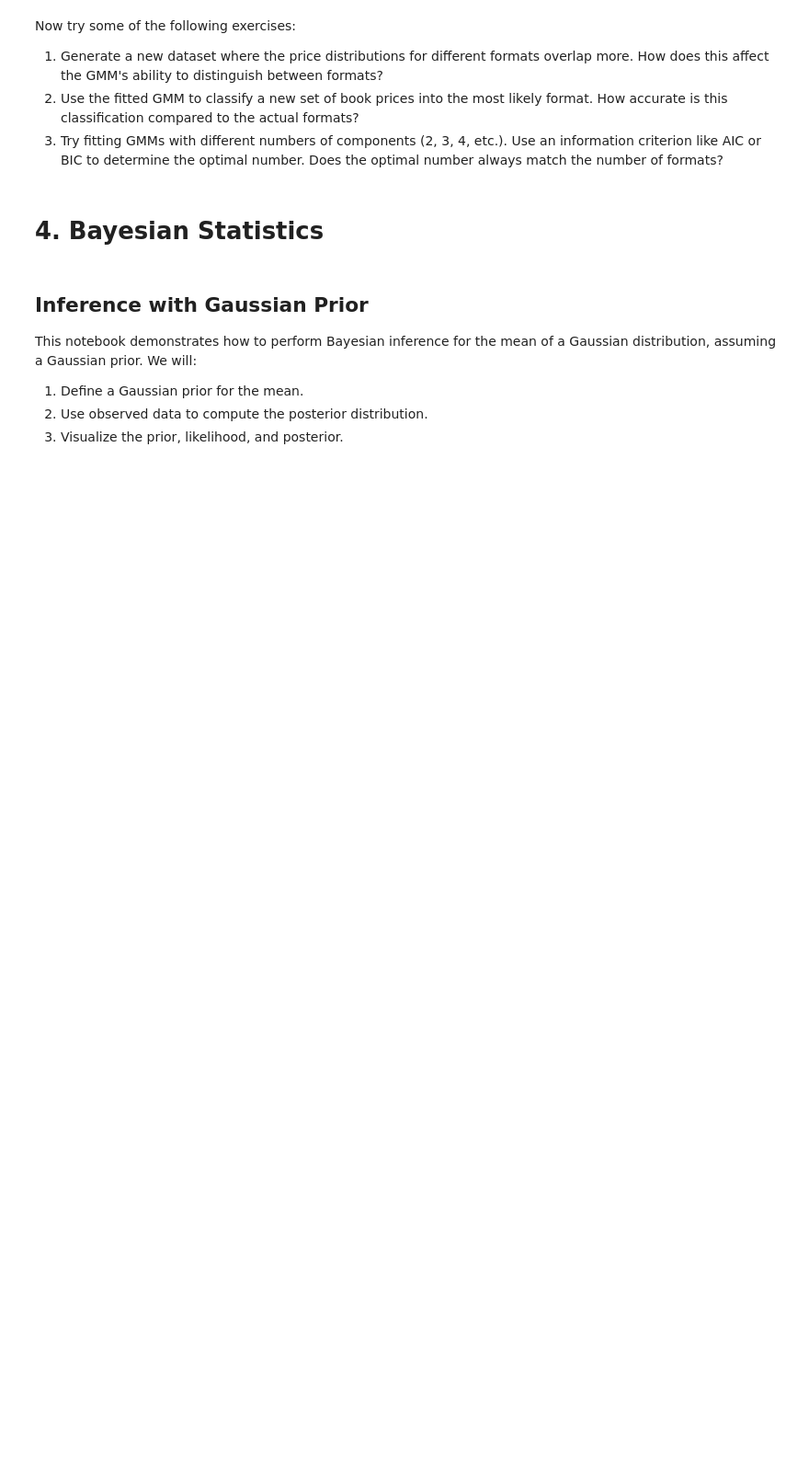
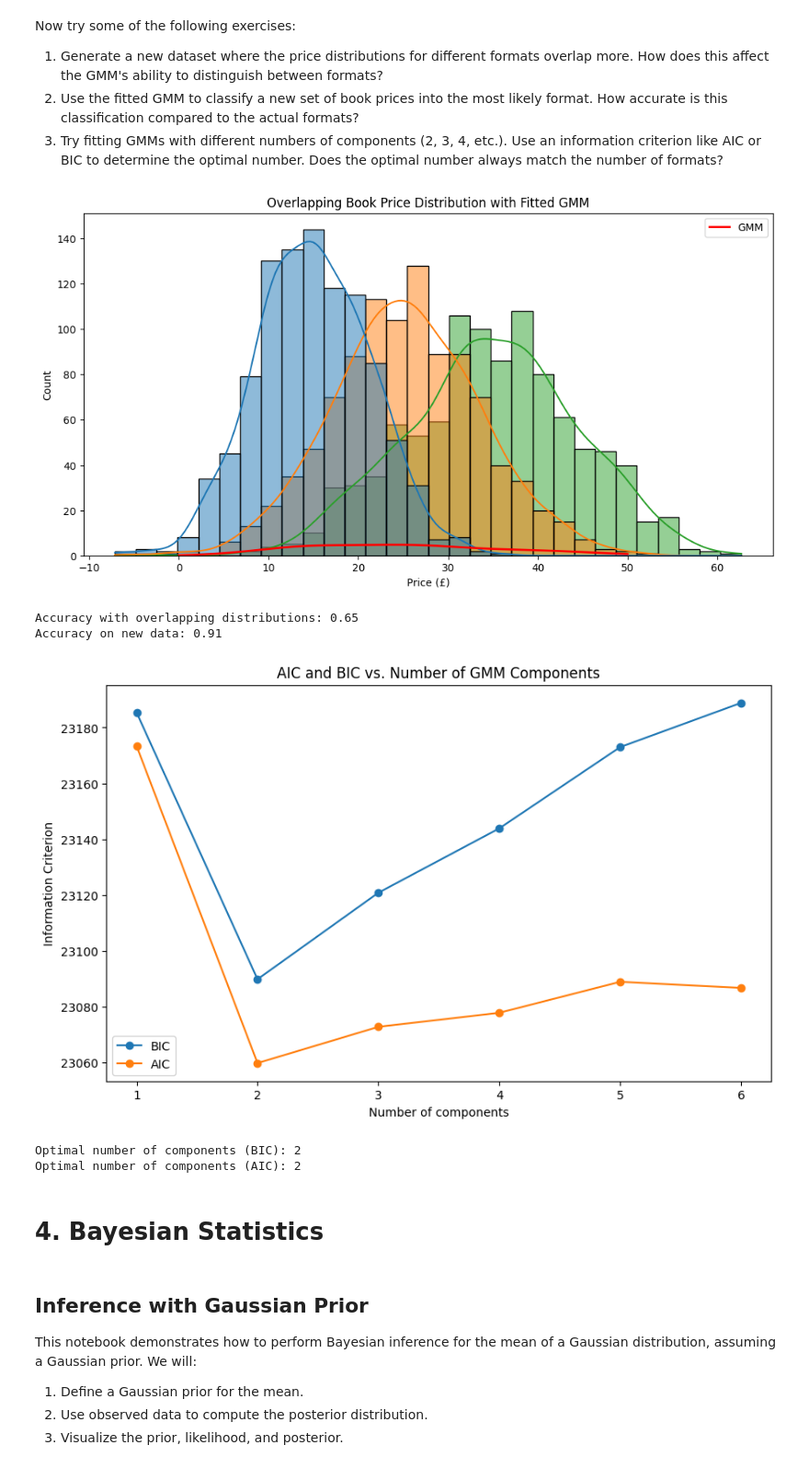
Before and after one commit to Tzu-Liang/COMP64101-Reasoning-and-Learning-under-Uncertainty-Module, a Jupyter notebook: Labs/Lab_Prob&Stats.ipynb, the cells around one changed output. Shown: that part at 92% size. Saved outputs shown, nothing was run; the diff lists cells and outputs as text; code cells hidden in the pictures; blank space fills up the shorter version.

```diff
--- a/Labs/Lab_Prob&Stats.ipynb
+++ b/Labs/Lab_Prob&Stats.ipynb
@@ -359,7 +349,7 @@ def evaluate_gmm(gmm, X, true_formats):
     return accuracy, predicted_formats
 
 #1. Generate and analyze overlapping data - students should expect lower accuracy versus before
-overlap_prices, overlap_formats = generate_overlapping_data(overlap_factor=1.5)
+overlap_prices, overlap_formats = generate_overlapping_data(overlap_factor=2)
 X_overlap = overlap_prices.reshape(-1, 1)
 
 gmm_overlap = GaussianMixture(n_components=3, random_state=42)
@@ -384,33 +374,40 @@ cluster_to_format = {
 new_predicted_formats = np.array([cluster_to_format[label] for label in new_predicted_formats])
 
 new_accuracy = accuracy_score(new_true_formats, new_predicted_formats)
 print(f"Accuracy on new data: {new_accuracy:.2f}")
 
 #3. Try different numbers of components - the ideal number of components does not necessarily reflect the number of classes
 n_components_range = range(1, 7)
 bic = []
 aic = []
 
 for n_components in n_components_range:
     gmm = GaussianMixture(n_components=n_components, random_state=42)
     gmm.fit(X_overlap)
     bic.append(gmm.bic(X_overlap))
     aic.append(gmm.aic(X_overlap))
 
 plt.figure(figsize=(10, 6))
 plt.plot(n_components_range, bic, label='BIC', marker='o')
 plt.plot(n_components_range, aic, label='AIC', marker='o')
 plt.xlabel('Number of components')
 plt.ylabel('Information Criterion')
 plt.title('AIC and BIC vs. Number of GMM Components')
 plt.legend()
 plt.show()
 
 optimal_n_components_bic = n_components_range[np.argmin(bic)]
 optimal_n_components_aic = n_components_range[np.argmin(aic)]
 print(f"Optimal number of components (BIC): {optimal_n_components_bic}")
 print(f"Optimal number of components (AIC): {optimal_n_components_aic}")
 ## End Solution
+# %% [output]
+[figure, added]
+Accuracy with overlapping distributions: 0.65
+Accuracy on new data: 0.91
+[figure, added]
+Optimal number of components (BIC): 2
+Optimal number of components (AIC): 2
 # %% [markdown]
 # 4. Bayesian Statistics
 # %% [markdown]
```
Also changed, not shown: parts of 10 cells of this notebook.
